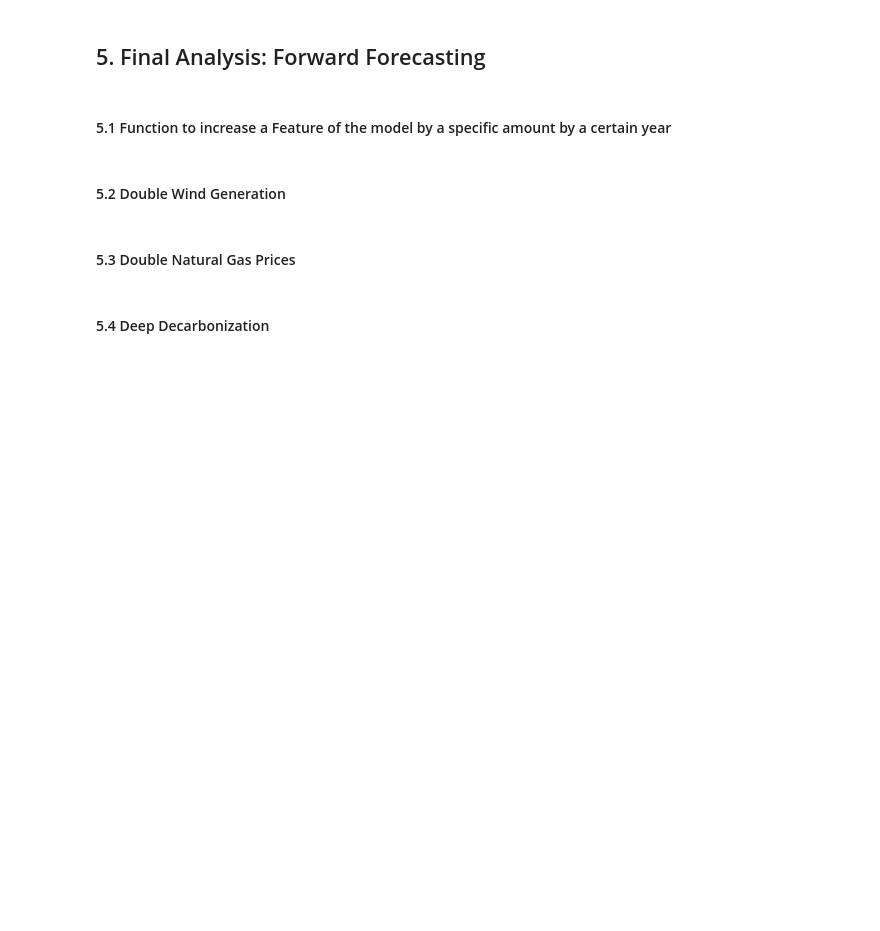
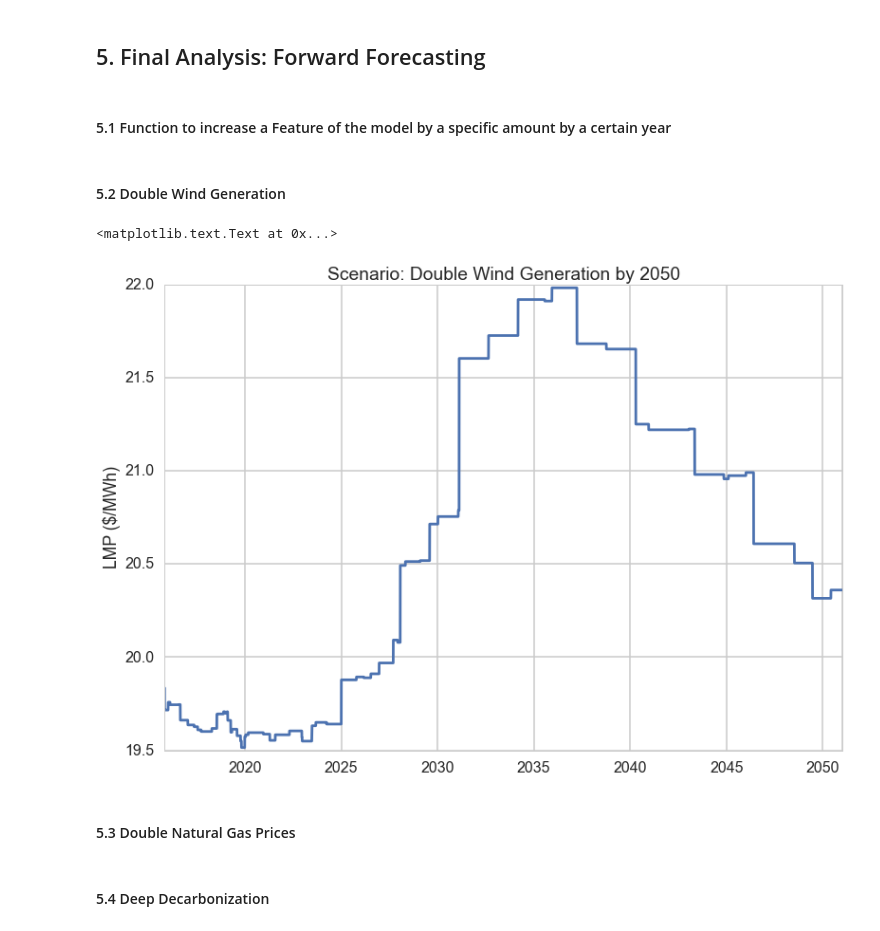
Before and after one commit to dannychua/Electricity-Price-Predictor, a Jupyter notebook: Process Book.ipynb, the cells around one changed output. Saved outputs shown, nothing was run; the diff lists cells and outputs as text; code cells hidden in the pictures; blank space fills up the shorter version.

Commit message:
Created predictions for scenario: Double wind generation by 2050

```diff
--- a/Process Book.ipynb
+++ b/Process Book.ipynb
@@ -887,6 +887,29 @@ def increaseModelFeature(df, increaseFeature, increasePct, increaseEndYear):
     return df
 # %% [markdown]
 #### 5.2 Double Wind Generation
+# %%
+# Construct scenario
+changedFeature = 'Wind_PJM_(MWh)'
+df = df_clinton
+lmpColName = 'Clinton_LMP_($/MWh)'
+
+# C
+df_extrapolated = increaseModelFeature(df, changedFeature, 100, 2050)
+rf = rf_clinton
+
+# Perform prediction
+df_X = df_extrapolated.drop(lmpColName, axis=1)
+df_X = df_X.ix[df.index.max().date():]
+pred_lmp = rf.predict(df_X)
+
+# Visualize LMP predictions
+df_lmp = pd.DataFrame(pred_lmp, index=df_X.index)
+df_lmp.plot(legend=False)
+plt.ylabel('LMP ($/MWh)')
+plt.title('Scenario: Double Wind Generation by 2050')
+# %% [output]
+<matplotlib.text.Text at 0x...>
+[figure, added]
 # %% [markdown]
 #### 5.3 Double Natural Gas Prices
 # %% [markdown]
```
